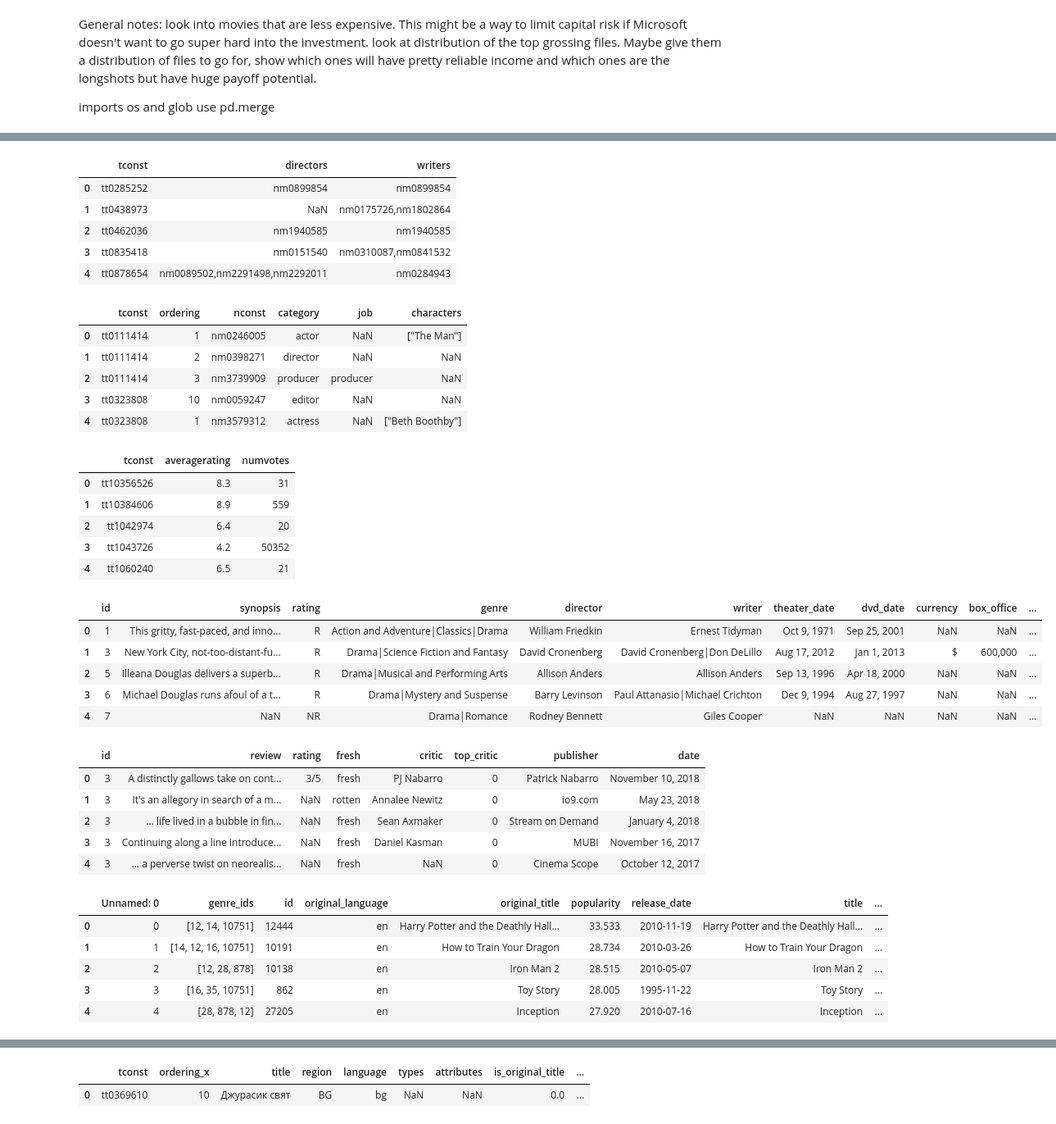
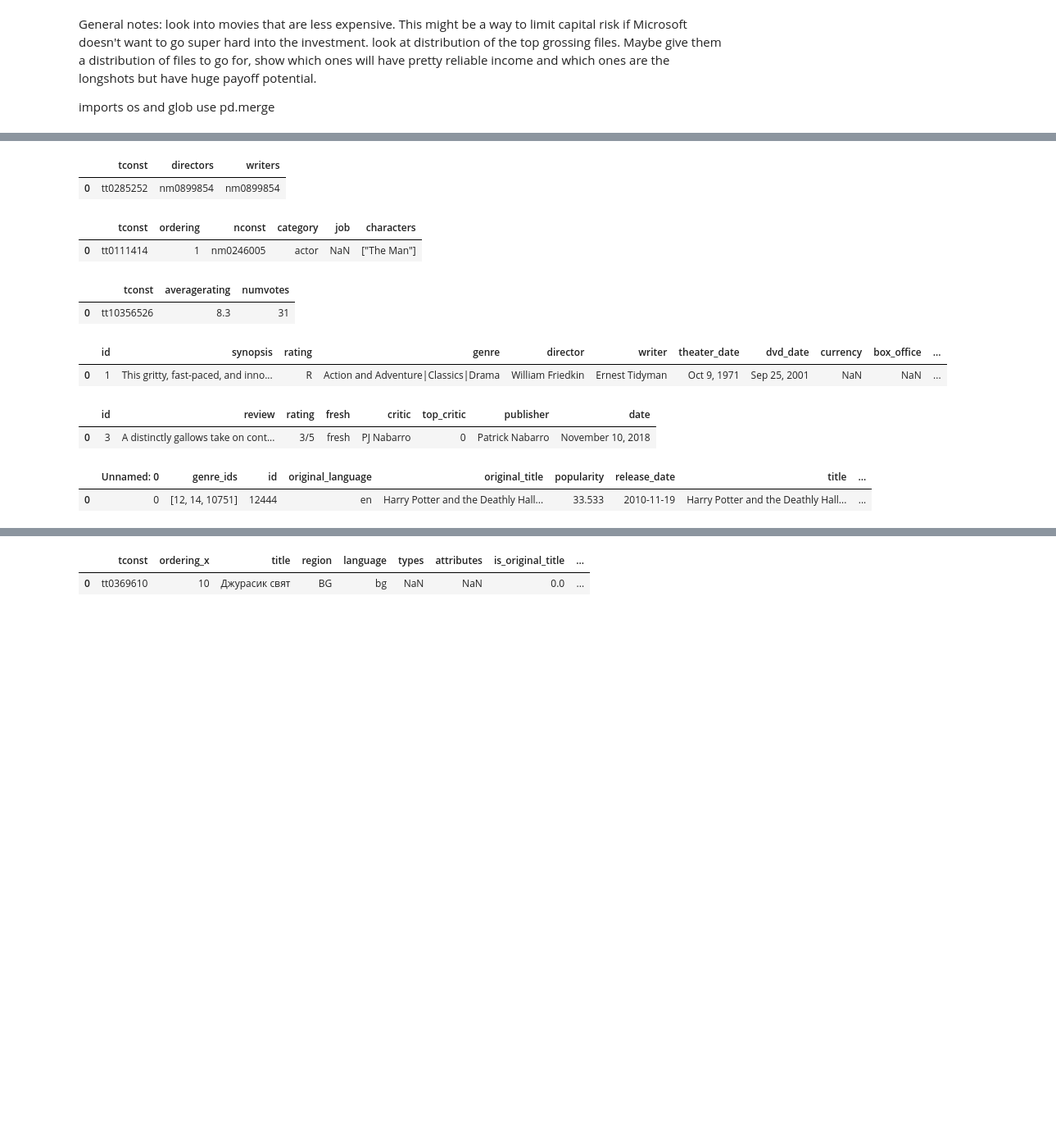
Before and after one commit to minthammock/dsc-mod-1-project-v2-1-onl01-dtsc-pt-041320, a Jupyter notebook: student.ipynb, the cells around one changed output, grey strips where cells are left out. Shown: that part at 82% size. Drawn from its saved outputs; the diff is of its cells as text; code cells hidden in the pictures; blank space fills up the shorter version.

```diff
--- a/student.ipynb
+++ b/student.ipynb
@@ -48,7 +48,7 @@ for x in listOfImdbDfs:
 # %%
 listOfDfs = [dfBomGross, dfimdbName, dfimdbTitleAkas, dfimdbTitleBasics, dfimdbTitleCrew, dfimdbTitlePrincipals, dfimdbTitleRatings, dfRtMovie, dfRtReviews, dfTmbd, dfTn]
 for x in listOfDfs:
-    display(x.head())
+    display(x.head(1))
 # %% [output]
 |  | title | studio | domestic_gross | foreign_gross | year |
 | 0 | Toy Story 3 | BV | 415000000.0 | 652000000 | 2010 |
@@ -77,38 +61,14 @@ for x in listOfDfs:
 |  | tconst | directors | writers |
 | 0 | tt0285252 | nm0899854 | nm0899854 |
-| 1 | tt0438973 | NaN | nm0175726,nm1802864 |
-| 2 | tt0462036 | nm1940585 | nm1940585 |
-| 3 | tt0835418 | nm0151540 | nm0310087,nm0841532 |
-| 4 | tt0878654 | nm0089502,nm2291498,nm2292011 | nm0284943 |
 |  | tconst | ordering | nconst | category | job | characters |
 | 0 | tt0111414 | 1 | nm0246005 | actor | NaN | ["The Man"] |
-| 1 | tt0111414 | 2 | nm0398271 | director | NaN | NaN |
-| 2 | tt0111414 | 3 | nm3739909 | producer | producer | NaN |
-| 3 | tt0323808 | 10 | nm0059247 | editor | NaN | NaN |
-| 4 | tt0323808 | 1 | nm3579312 | actress | NaN | ["Beth Boothby"] |
 |  | tconst | averagerating | numvotes |
 | 0 | tt10356526 | 8.3 | 31 |
-| 1 | tt10384606 | 8.9 | 559 |
-| 2 | tt1042974 | 6.4 | 20 |
-| 3 | tt1043726 | 4.2 | 50352 |
-| 4 | tt1060240 | 6.5 | 21 |
 |  | id | synopsis | rating | genre | director | writer | theater_date | dvd_date | currency | box_office | ... |
 | 0 | 1 | This gritty, fast-paced, and inno... | R | Action and Adventure|Classics|Drama | William Friedkin | Ernest Tidyman | Oct 9, 1971 | Sep 25, 2001 | NaN | NaN | ... |
-| 1 | 3 | New York City, not-too-distant-fu... | R | Drama|Science Fiction and Fantasy | David Cronenberg | David Cronenberg|Don DeLillo | Aug 17, 2012 | Jan 1, 2013 | $ | 600,000 | ... |
-| 2 | 5 | Illeana Douglas delivers a superb... | R | Drama|Musical and Performing Arts | Allison Anders | Allison Anders | Sep 13, 1996 | Apr 18, 2000 | NaN | NaN | ... |
-| 3 | 6 | Michael Douglas runs afoul of a t... | R | Drama|Mystery and Suspense | Barry Levinson | Paul Attanasio|Michael Crichton | Dec 9, 1994 | Aug 27, 1997 | NaN | NaN | ... |
-| 4 | 7 | NaN | NR | Drama|Romance | Rodney Bennett | Giles Cooper | NaN | NaN | NaN | NaN | ... |
 |  | id | review | rating | fresh | critic | top_critic | publisher | date |
 | 0 | 3 | A distinctly gallows take on cont... | 3/5 | fresh | PJ Nabarro | 0 | Patrick Nabarro | November 10, 2018 |
-| 1 | 3 | It's an allegory in search of a m... | NaN | rotten | Annalee Newitz | 0 | io9.com | May 23, 2018 |
-| 2 | 3 | ... life lived in a bubble in fin... | NaN | fresh | Sean Axmaker | 0 | Stream on Demand | January 4, 2018 |
-| 3 | 3 | Continuing along a line introduce... | NaN | fresh | Daniel Kasman | 0 | MUBI | November 16, 2017 |
-| 4 | 3 | ... a perverse twist on neorealis... | NaN | fresh | NaN | 0 | Cinema Scope | October 12, 2017 |
 |  | Unnamed: 0 | genre_ids | id | original_language | original_title | popularity | release_date | title | ... |
 | 0 | 0 | [12, 14, 10751] | 12444 | en | Harry Potter and the Deathly Hall... | 33.533 | 2010-11-19 | Harry Potter and the Deathly Hall... | ... |
-| 1 | 1 | [14, 12, 16, 10751] | 10191 | en | How to Train Your Dragon | 28.734 | 2010-03-26 | How to Train Your Dragon | ... |
-| 2 | 2 | [12, 28, 878] | 10138 | en | Iron Man 2 | 28.515 | 2010-05-07 | Iron Man 2 | ... |
-| 3 | 3 | [16, 35, 10751] | 862 | en | Toy Story | 28.005 | 1995-11-22 | Toy Story | ... |
-| 4 | 4 | [28, 878, 12] | 27205 | en | Inception | 27.920 | 2010-07-16 | Inception | ... |
 |  | id | release_date | movie | production_budget | domestic_gross | worldwide_gross |
 | 0 | 1 | Dec 18, 2009 | Avatar | $425,000,000 | $760,507,625 | $2,776,345,279 |
```
Also changed, not shown: parts of 5 cells of this notebook.
